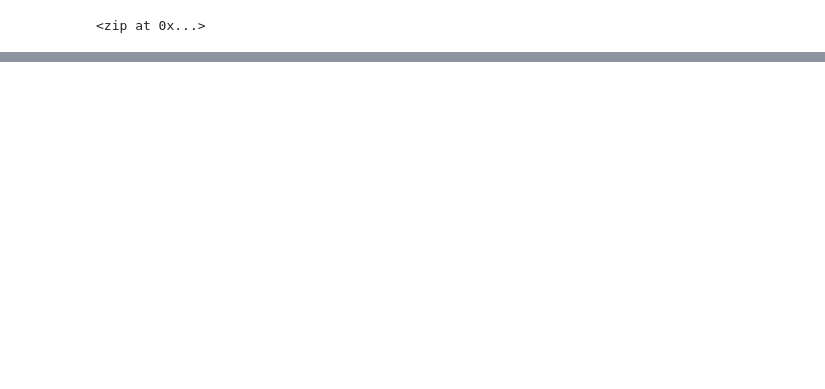
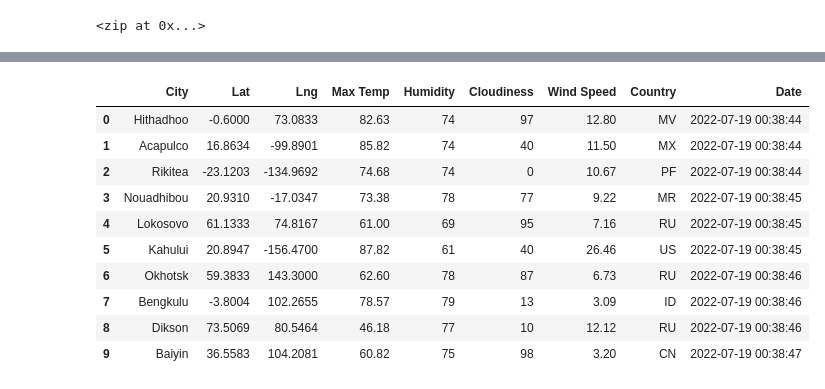
Before and after one commit to mleiser/World_Weather_Analysis, a Jupyter notebook: WeatherPy.ipynb, the cells around one changed output, grey strips where cells are left out. Cells and saved outputs as stored; diff of their text form; code cells hidden in the pictures; blank space fills up the shorter version.

Commit message:
Updating WeatherPy

```diff
--- a/WeatherPy.ipynb
+++ b/WeatherPy.ipynb
@@ -11,6 +11,9 @@ lat_lngs = zip(lats, lngs)
 lat_lngs
 # %% [output]
 <zip at 0x...>
+# %%
+# Add the latitudes and longitudes to a list.
+coordinates = list(lat_lngs)
 # %%
 from citipy import citipy
 # %%
@@ -29,0 +39,4 @@ NameError: name 'coordinates' is not defined
+# %%
+# Starting URL for Weather Map API Call.
+url = "http://api.openweathermap.org/data/2.5/weather?units=Imperial&APPID=" + weather_api_key
+print(url)
@@ -29,0 +45,5 @@ NameError: name 'coordinates' is not defined
+# %%
+# Create an endpoint URL for a city.
+city_url = url + "&q=" + "Boston"
+city_weather = requests.get(city_url)
+city_weather.json()
@@ -29,0 +151,16 @@ NameError: name 'coordinates' is not defined
+# %%
+# Convert the array of dictionaries to a Pandas DataFrame.
+city_data_df = pd.DataFrame(city_data)
+city_data_df.head(10)
+# %% [output]
+|  | City | Lat | Lng | Max Temp | Humidity | Cloudiness | Wind Speed | Country | Date |
+| 0 | Hithadhoo | -0.6000 | 73.0833 | 82.63 | 74 | 97 | 12.80 | MV | 2022-07-19 00:38:44 |
+| 1 | Acapulco | 16.8634 | -99.8901 | 85.82 | 74 | 40 | 11.50 | MX | 2022-07-19 00:38:44 |
+| 2 | Rikitea | -23.1203 | -134.9692 | 74.68 | 74 | 0 | 10.67 | PF | 2022-07-19 00:38:44 |
+| 3 | Nouadhibou | 20.9310 | -17.0347 | 73.38 | 78 | 77 | 9.22 | MR | 2022-07-19 00:38:45 |
+| 4 | Lokosovo | 61.1333 | 74.8167 | 61.00 | 69 | 95 | 7.16 | RU | 2022-07-19 00:38:45 |
+| 5 | Kahului | 20.8947 | -156.4700 | 87.82 | 61 | 40 | 26.46 | US | 2022-07-19 00:38:45 |
+| 6 | Okhotsk | 59.3833 | 143.3000 | 62.60 | 78 | 87 | 6.73 | RU | 2022-07-19 00:38:46 |
+| 7 | Bengkulu | -3.8004 | 102.2655 | 78.57 | 79 | 13 | 3.09 | ID | 2022-07-19 00:38:46 |
+| 8 | Dikson | 73.5069 | 80.5464 | 46.18 | 77 | 10 | 12.12 | RU | 2022-07-19 00:38:46 |
+| 9 | Baiyin | 36.5583 | 104.2081 | 60.82 | 75 | 98 | 3.20 | CN | 2022-07-19 00:38:47 |
```
Also changed, not shown: parts of 7 cells of this notebook.
